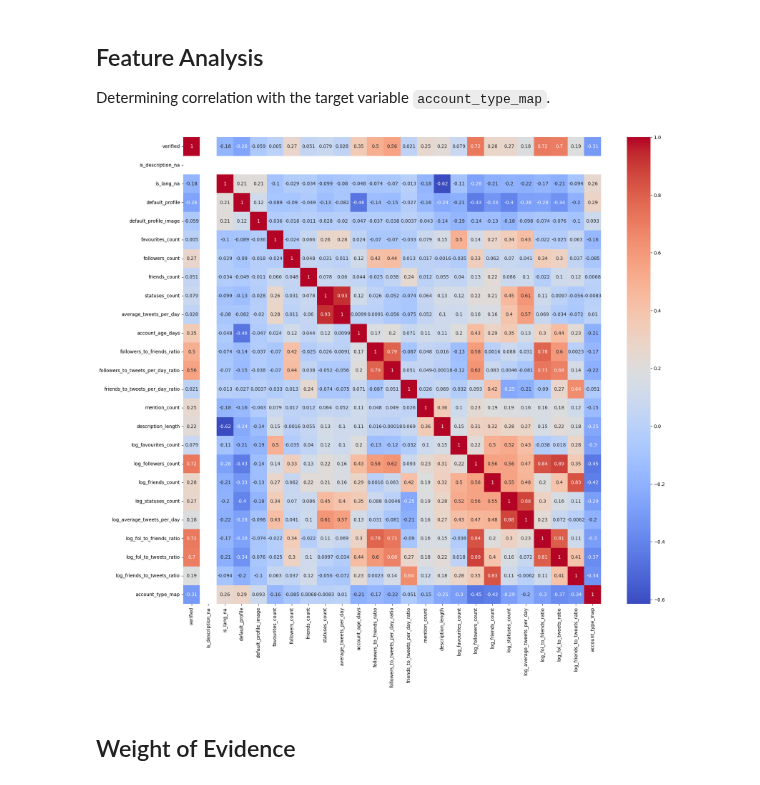
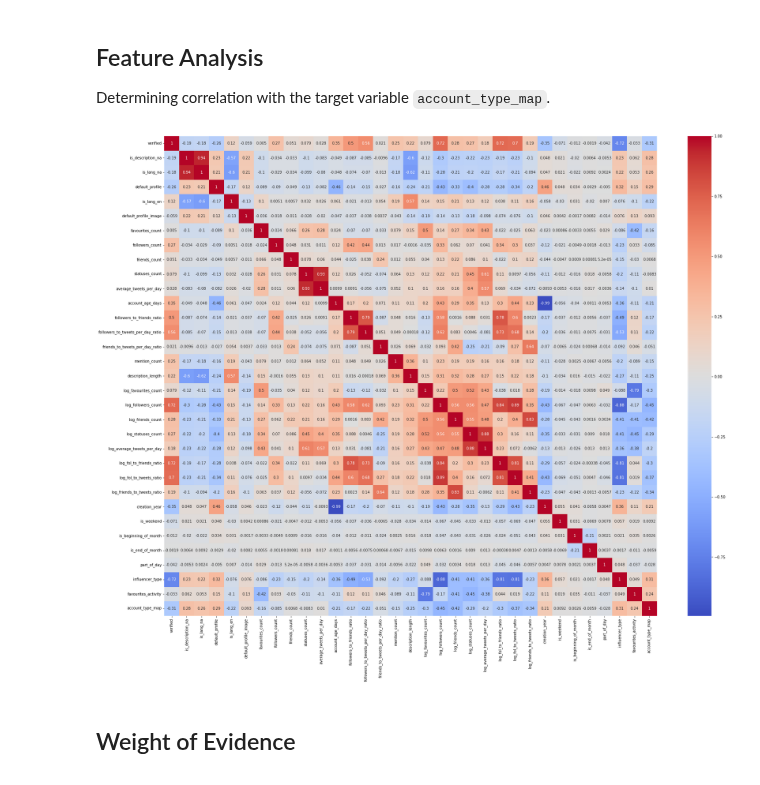
Before and after one commit to wennwei/bt4222, a Jupyter notebook: 3_preprocessing.ipynb, the cells around one changed output. Drawn from its saved outputs; the diff is of its cells as text; code cells hidden in the pictures.

```diff
--- a/3_preprocessing.ipynb
+++ b/3_preprocessing.ipynb
@@ -455,29 +432,30 @@ Determining correlation with the target variable `account_type_map`.
 # %%
 
 # Select numerical columns
-numerical_columns = ['verified', 'is_description_na', 'is_lang_na', 'default_profile',
+numerical_columns = ['verified', 'is_description_na', 'is_lang_na', 'default_profile', 'is_lang_en',
                      'default_profile_image', 'favourites_count', 'followers_count', 'friends_count',
                      'statuses_count', 'average_tweets_per_day', 'account_age_days',
                      'followers_to_friends_ratio', 'followers_to_tweets_per_day_ratio', 'friends_to_tweets_per_day_ratio',
                      'mention_count', 'description_length',
                      'log_favourites_count', 'log_followers_count', 'log_friends_count', 'log_statuses_count', 'log_average_tweets_per_day',
-                     'log_fol_to_friends_ratio', 'log_fol_to_tweets_ratio', 'log_friends_to_tweets_ratio',
-                     'account_type_map']
+                     'log_fol_to_friends_ratio', 'log_fol_to_tweets_ratio', 'log_friends_to_tweets_ratio', 'creation_year', 'is_weekend', 'is_beginning_of_month', 'is_end_of_month', 'part_of_day','influencer_type',
+               'favourites_activity',
+                     'account_type_map' ]
 
 # Calculate correlation matrix
 correlation_matrix = df[numerical_columns].corr()
 # Set the figure size
-plt.figure(figsize=(20, 18))
+plt.figure(figsize=(30, 24))
 
 # Plot the heatmap
 sns.heatmap(correlation_matrix, annot=True, cmap='coolwarm')
 
 # Show the plot
 plt.show()
 
 # Since statuses_count and average_tweets_per_day are highly correlated, we have to drop one of them
 # As average_tweets_per_day has a higher correlation with the target variable, we will drop statuses_count
 # %% [output]
-[figure, old version]
+[figure, new version]
 # %% [markdown]
 ## Weight of Evidence
```
Also changed, not shown: parts of 7 cells of this notebook, 18 other files.
